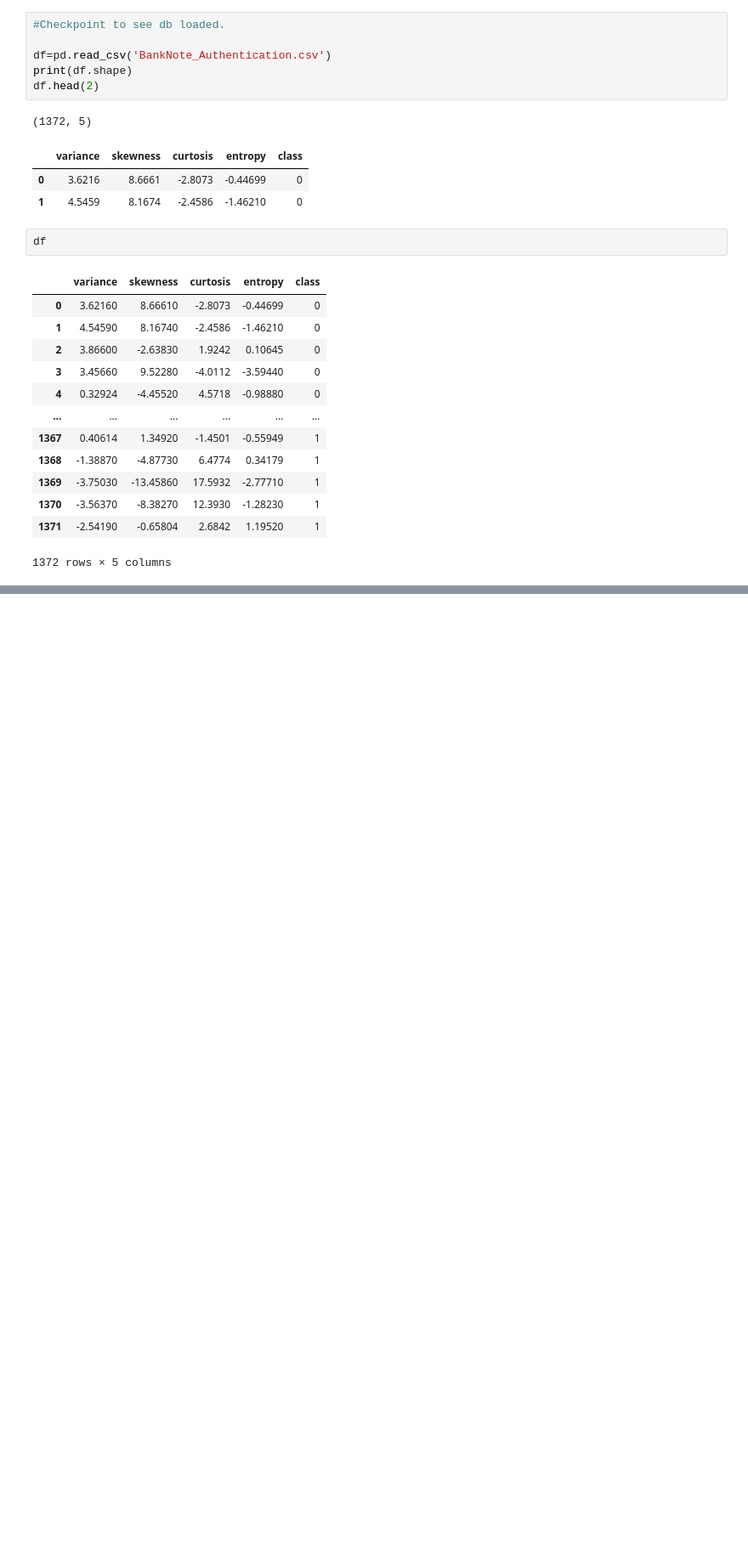
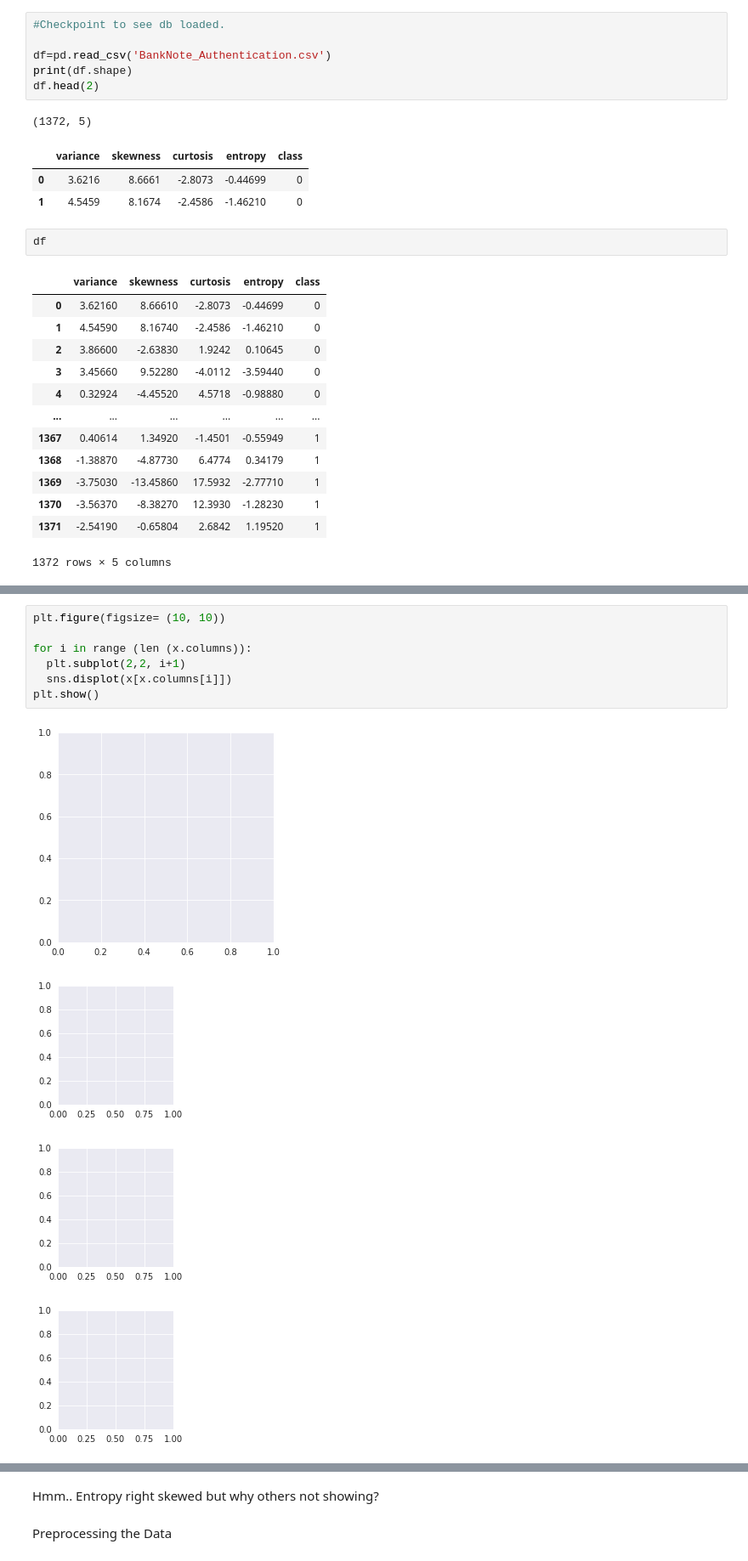
Before and after one commit to UmutMD/Bank-Note-Authentication-UCI_Model, a Jupyter notebook: Bank_Note_Authentication_UCI.ipynb, the cells around one changed output, grey strips where cells are left out. Shown at 85% size. Saved outputs shown, nothing was run; the diff lists cells and outputs as text; blank space fills up the shorter version.

```diff
--- a/Bank_Note_Authentication_UCI.ipynb
+++ b/Bank_Note_Authentication_UCI.ipynb
@@ -57,0 +85,12 @@ df
+# %%
+plt.figure(figsize= (10, 10))
+
+for i in range (len (x.columns)):
+  plt.subplot(2,2, i+1)
+  sns.displot(x[x.columns[i]])
+plt.show()
+# %% [output]
+[figure, added]
+[figure, added]
+[figure, added]
+[figure, added]
@@ -57,0 +98,4 @@ df
+# %% [markdown]
+Hmm.. Entropy right skewed but why others not showing?
+# %% [markdown]
+Preprocessing the Data
```
Also changed, not shown: parts of 7 cells of this notebook.
